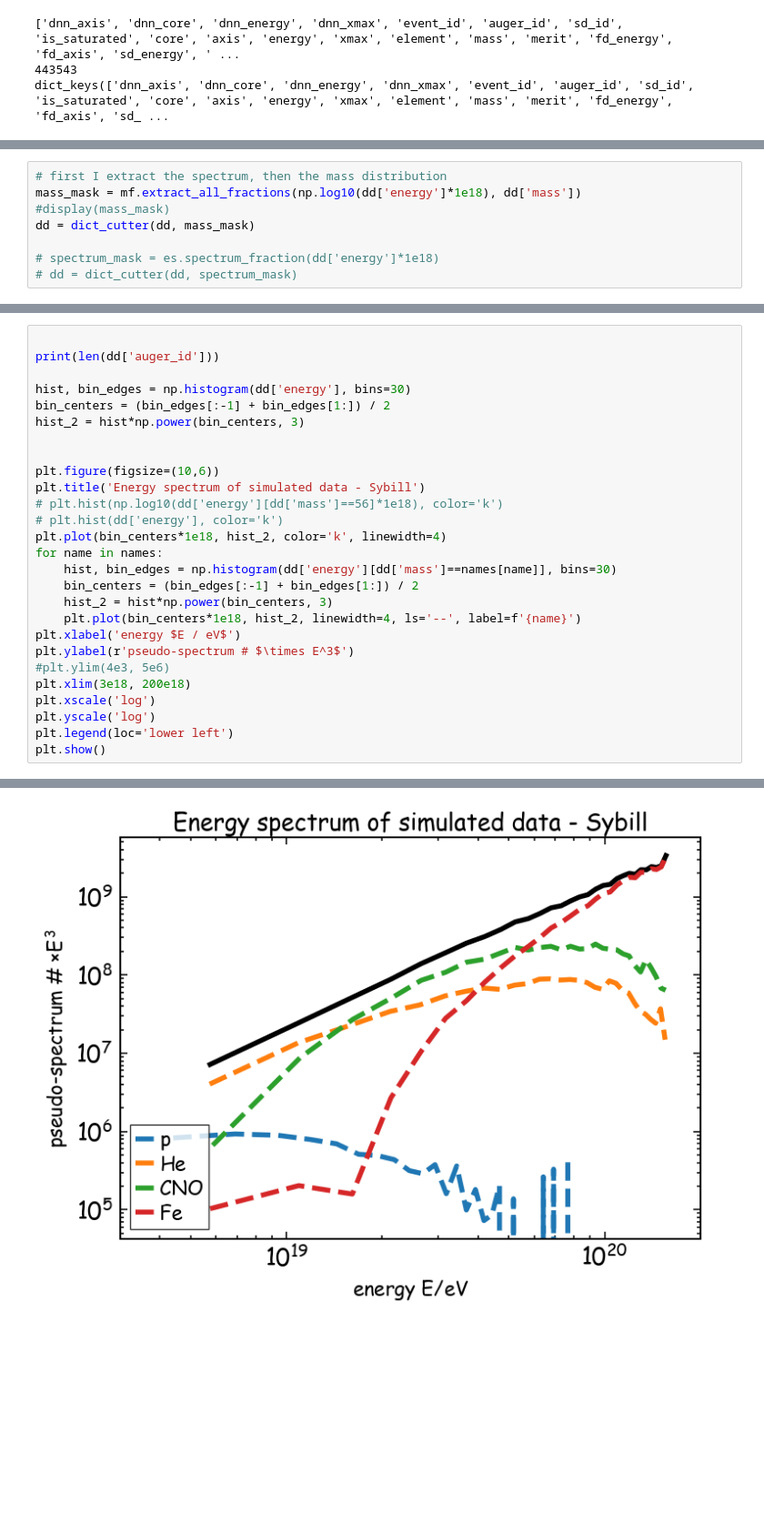
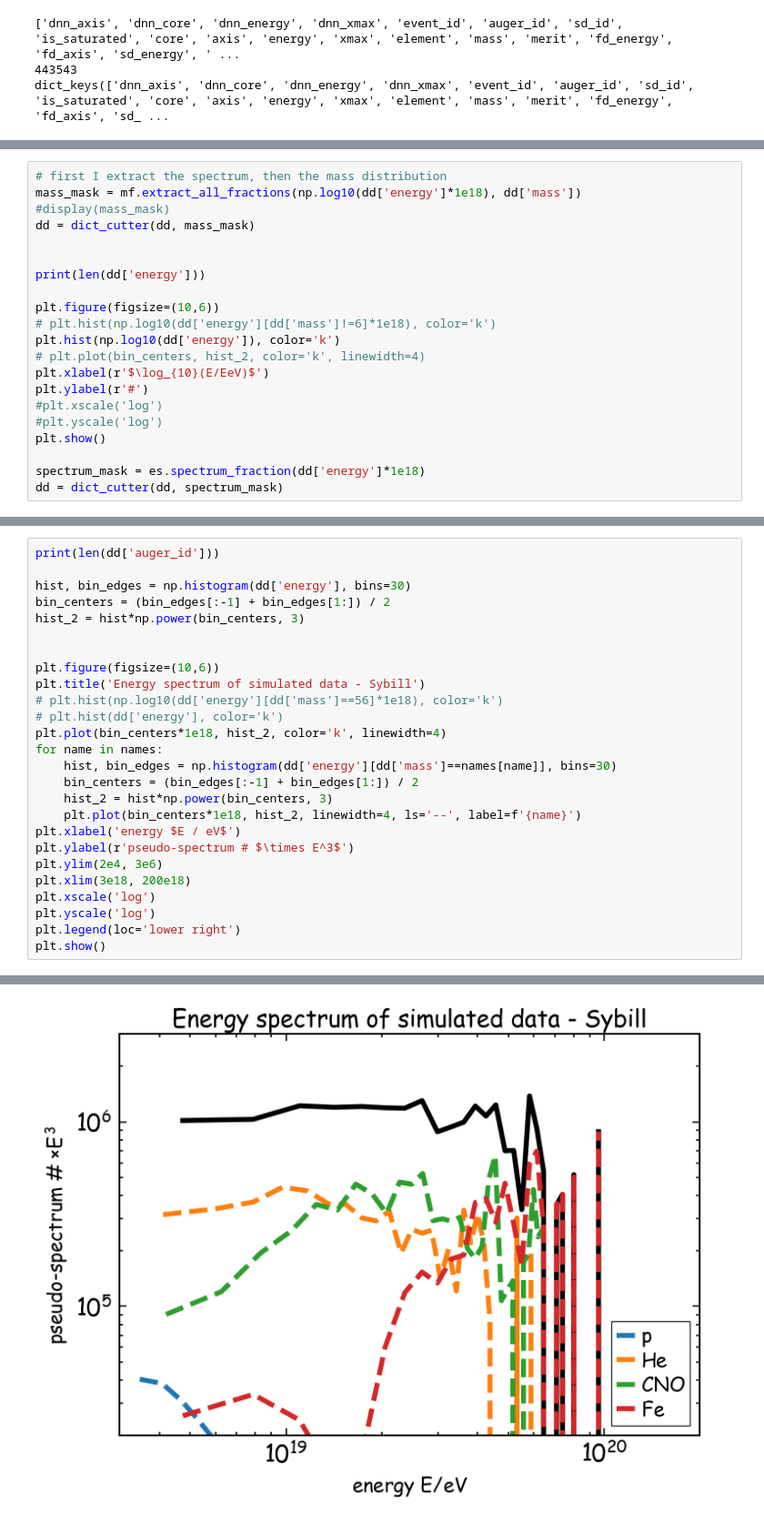
Before and after one commit to paolo-magnani/aixnet_simulations, a Jupyter notebook: simulation_lib.ipynb, the cells around one changed output, grey strips where cells are left out. Shown at 91% size. Drawn from its saved outputs; the diff is of its cells as text; blank space fills up the shorter version.

Commit message:
MCMC failed - fixed bug in data fractions

```diff
--- a/simulation_lib.ipynb
+++ b/simulation_lib.ipynb
@@ -100,5 +100,18 @@ mass_mask = mf.extract_all_fractions(np.log10(dd['energy']*1e18), dd['mass'])
 #display(mass_mask)
 dd = dict_cutter(dd, mass_mask)
 
-# spectrum_mask = es.spectrum_fraction(dd['energy']*1e18)
-# dd = dict_cutter(dd, spectrum_mask)
+
+print(len(dd['energy']))
+
+plt.figure(figsize=(10,6))
+# plt.hist(np.log10(dd['energy'][dd['mass']!=6]*1e18), color='k')
+plt.hist(np.log10(dd['energy']), color='k')
+# plt.plot(bin_centers, hist_2, color='k', linewidth=4)
+plt.xlabel(r'$\log_{10}(E/EeV)$')
+plt.ylabel(r'#')
+#plt.xscale('log')
+#plt.yscale('log')
+plt.show()
+
+spectrum_mask = es.spectrum_fraction(dd['energy']*1e18)
+dd = dict_cutter(dd, spectrum_mask)
@@ -105,5 +121,4 @@ dd = dict_cutter(dd, mass_mask)
 # %%
-
 print(len(dd['auger_id']))
 
 hist, bin_edges = np.histogram(dd['energy'], bins=30)
@@ -123,10 +138,10 @@ for name in names:
     plt.plot(bin_centers*1e18, hist_2, linewidth=4, ls='--', label=f'{name}')
 plt.xlabel('energy $E / eV$')
 plt.ylabel(r'pseudo-spectrum # $\times E^3$')
-#plt.ylim(4e3, 5e6)
+plt.ylim(2e4, 3e6)
 plt.xlim(3e18, 200e18)
 plt.xscale('log')
 plt.yscale('log')
-plt.legend(loc='lower left')
+plt.legend(loc='lower right')
 plt.show()
 # %% [output]
@@ -134,4 +149,4 @@ plt.show()
-[figure, old version]
+[figure, new version]
 # %%
 plt.figure(figsize=(10,6))
 # plt.title('Comic Sans!!!')
```
Also changed, not shown: parts of 4 cells of this notebook, 3 other files.
